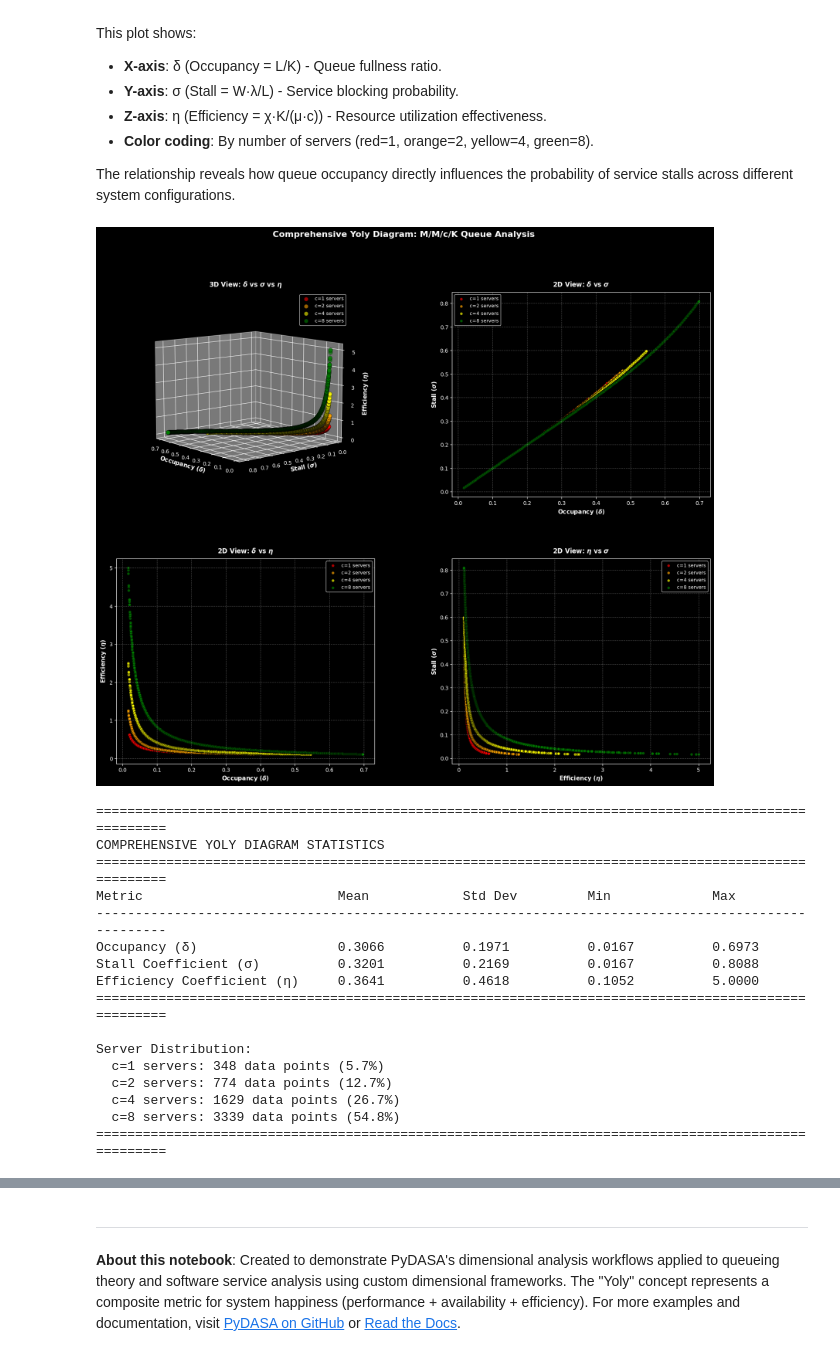
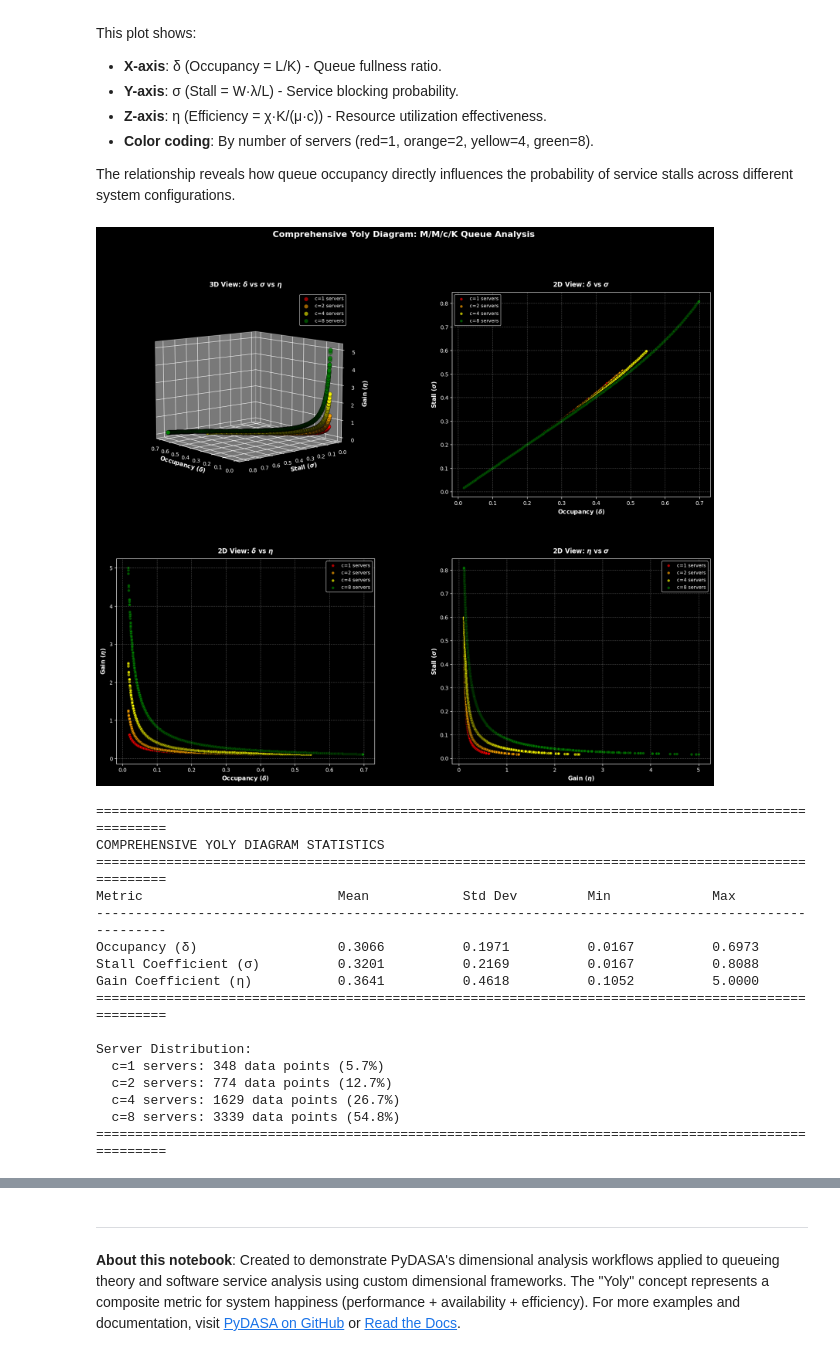
Before and after one commit to DASA-Design/PyDASA, a Jupyter notebook: docs/source/_static/examples/notebooks/PyDASA-Yoly.ipynb, the cells around one changed output, grey strips where cells are left out. Saved outputs shown, nothing was run; the diff lists cells and outputs as text; code cells hidden in the pictures.

```diff
--- a/docs/source/_static/examples/notebooks/PyDASA-Yoly.ipynb
+++ b/docs/source/_static/examples/notebooks/PyDASA-Yoly.ipynb
@@ -1107,7 +1107,7 @@ coeff_data = [delta_sim, sigma_sim, eta_sim, phi_sim]
 coeff_names = [
     r"Occupancy Coefficient ($\boldsymbol{\delta}$)",
     r"Stall Coefficient ($\boldsymbol{\sigma}$)",
-    r"Efficiency Coefficient ($\boldsymbol{\eta}$)",
+    r"Gain Coefficient ($\boldsymbol{\eta}$)",
     r"Data Payload Coefficient ($\boldsymbol{\phi}$)"
 ]
 coeff_colors = ["steelblue", "coral", "mediumseagreen", "mediumpurple"]
@@ -1187,17 +1187,17 @@ x_labels = [
     r"Occupancy ($\boldsymbol{\delta}$)",
     r"Occupancy ($\boldsymbol{\delta}$)",
     r"Occupancy ($\boldsymbol{\delta}$)",
-    r"Efficiency ($\boldsymbol{\eta}$)"
+    r"Gain ($\boldsymbol{\eta}$)"
 ]
 
 y_labels = [
     r"Stall ($\boldsymbol{\sigma}$)",
     r"Stall ($\boldsymbol{\sigma}$)",
-    r"Efficiency ($\boldsymbol{\eta}$)",
+    r"Gain ($\boldsymbol{\eta}$)",
     r"Stall ($\boldsymbol{\sigma}$)"
 ]
 
-z_labels = [r"Efficiency ($\boldsymbol{\eta}$)", None, None, None]
+z_labels = [r"Gain ($\boldsymbol{\eta}$)", None, None, None]
 
 # Data pairs for each subplot: (x_data, y_data, z_data or None)
 data_pairs = [
@@ -1244,35 +1244,35 @@ for row in range(2):
 
         # Set labels and title
         ax.set_xlabel(x_labels[plot_idx], fontsize=11, fontweight="bold")
         ax.set_ylabel(y_labels[plot_idx], fontsize=11, fontweight="bold")
         ax.set_title(plot_titles[plot_idx], fontsize=12, fontweight="bold", pad=10)
         ax.legend(loc="best", fontsize=9, framealpha=0.9)
 
         plot_idx += 1
 
 # Add main title
 fig.suptitle("Comprehensive Yoly Diagram: M/M/c/K Queue Analysis\n",
              fontsize=16, fontweight="bold", y=0.98)
 
 plt.show()
 
 # Print summary statistics
 print("=" * 100)
 print("COMPREHENSIVE YOLY DIAGRAM STATISTICS")
 print("=" * 100)
 print(f"{'Metric':<30} {'Mean':<15} {'Std Dev':<15} {'Min':<15} {'Max':<15}")
 print("-" * 100)
 print(f"{'Occupancy (δ)':<30} {np.mean(delta_sim):<15.4f} {np.std(delta_sim):<15.4f} {np.min(delta_sim):<15.4f} {np.max(delta_sim):<15.4f}")
 print(f"{'Stall Coefficient (σ)':<30} {np.mean(sigma_sim):<15.4f} {np.std(sigma_sim):<15.4f} {np.min(sigma_sim):<15.4f} {np.max(sigma_sim):<15.4f}")
-print(f"{'Efficiency Coefficient (η)':<30} {np.mean(eta_sim):<15.4f} {np.std(eta_sim):<15.4f} {np.min(eta_sim):<15.4f} {np.max(eta_sim):<15.4f}")
+print(f"{'Gain Coefficient (η)':<30} {np.mean(eta_sim):<15.4f} {np.std(eta_sim):<15.4f} {np.min(eta_sim):<15.4f} {np.max(eta_sim):<15.4f}")
 print("=" * 100)
 print(f"\nServer Distribution:")
 for c_val in unique_c:
     count = np.sum(np.abs(c_data - c_val) < 0.1)
     print(f"  c={int(c_val)} servers: {count} data points ({100*count/len(c_data):.1f}%)")
 print("=" * 100)
 # %% [output]
-[figure, old version]
+[figure, new version]
 ====================================================================================================
 COMPREHENSIVE YOLY DIAGRAM STATISTICS
 ====================================================================================================
@@ -1280,7 +1280,7 @@ Metric                         Mean            Std Dev         Min             M
 ----------------------------------------------------------------------------------------------------
 Occupancy (δ)                  0.3066          0.1971          0.0167          0.6973
 Stall Coefficient (σ)          0.3201          0.2169          0.0167          0.8088
-Efficiency Coefficient (η)     0.3641          0.4618          0.1052          5.0000
+Gain Coefficient (η)           0.3641          0.4618          0.1052          5.0000
 ====================================================================================================
 
 Server Distribution:
```
Also changed, not shown: parts of 5 cells of this notebook.
